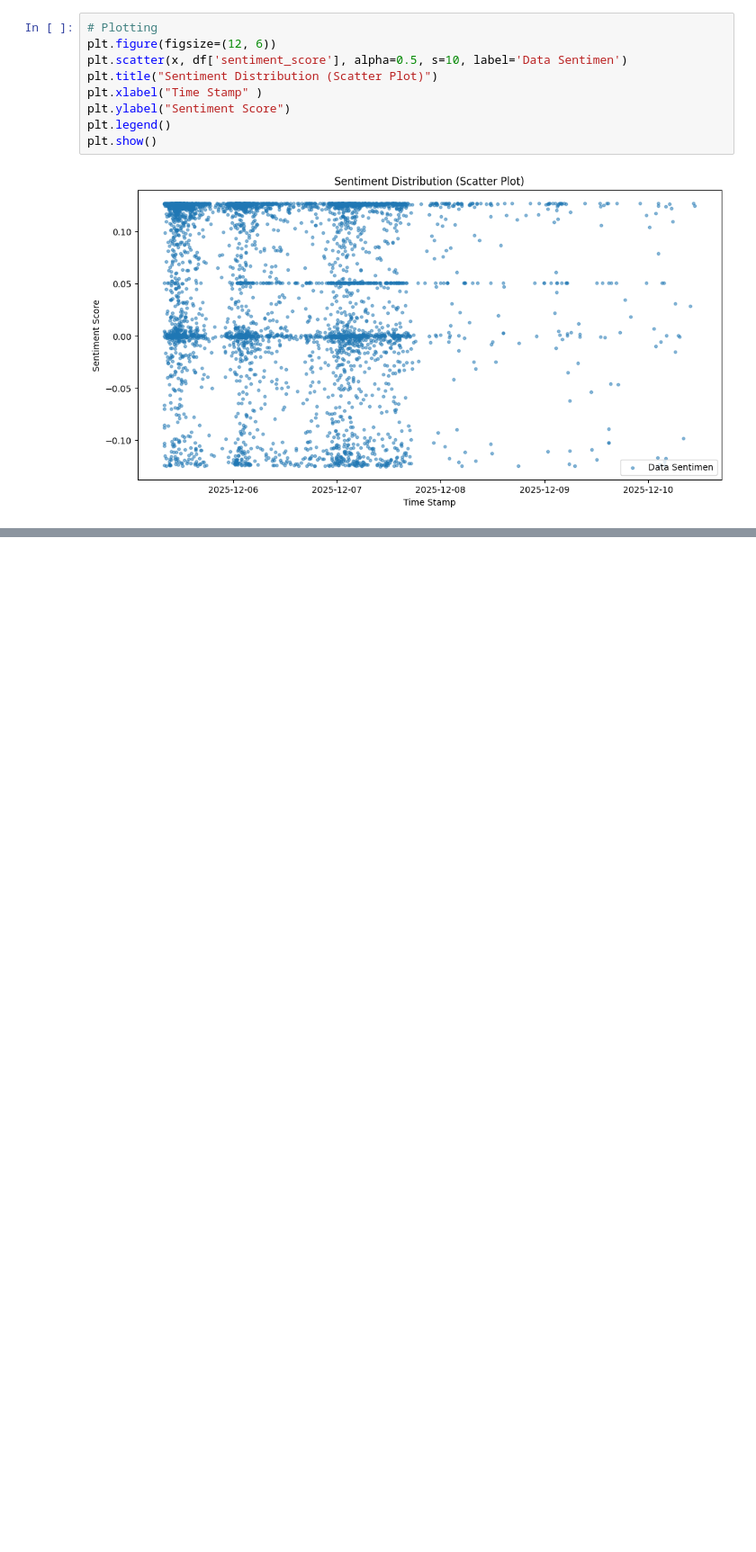
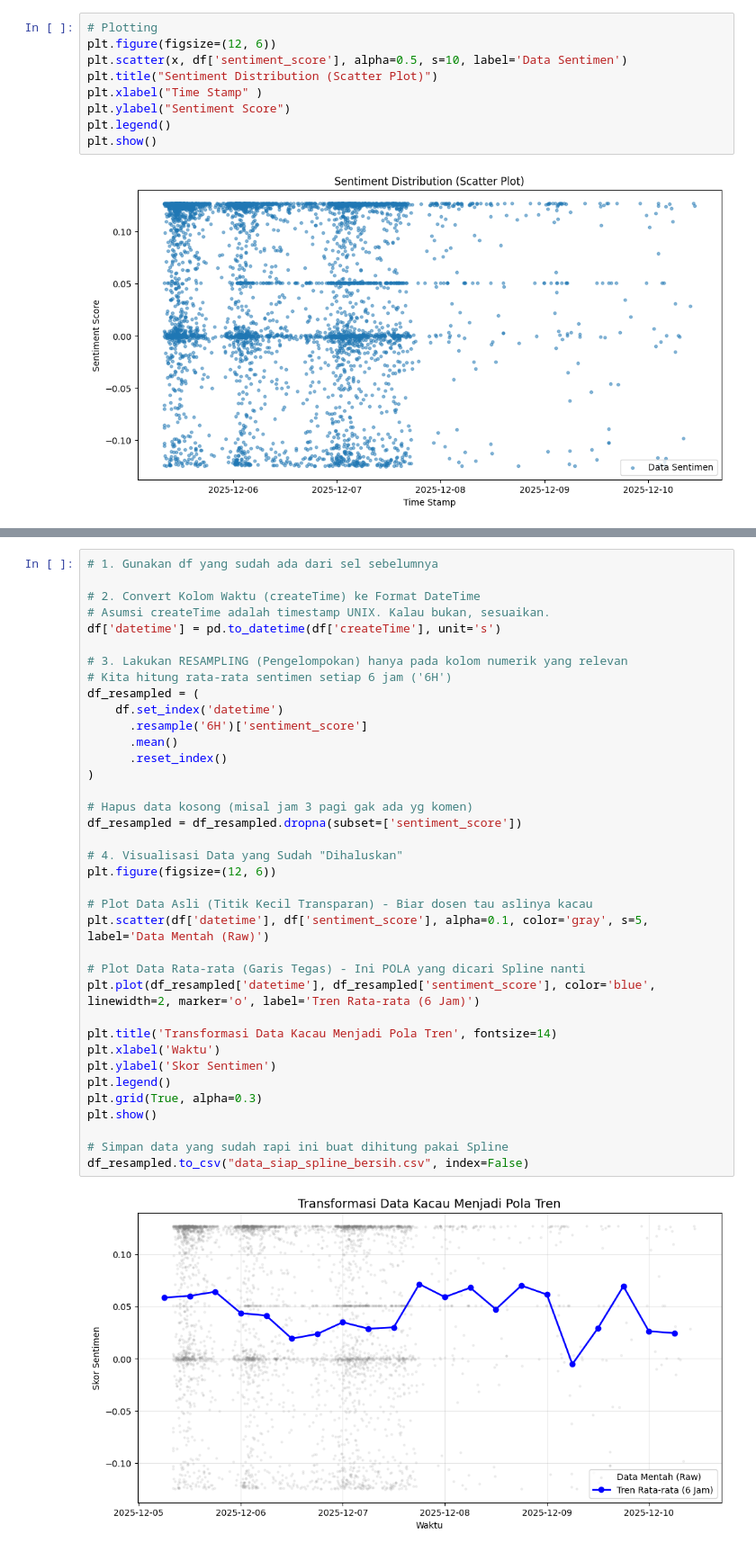
Before and after one commit to YehezkielG/sentiment-spline-truncated-bencana-banjir, a Jupyter notebook: analysis.ipynb, the cells around one changed output, grey strips where cells are left out. Shown at 90% size. Saved outputs shown, nothing was run; the diff lists cells and outputs as text; blank space fills up the shorter version.

```diff
--- a/analysis.ipynb
+++ b/analysis.ipynb
@@ -136,3 +135,42 @@ plt.show()
 # %% [output]
 MSE Model Linear (Kaku): 0.006514514239804611
 [figure]
+# %%
+# 1. Gunakan df yang sudah ada dari sel sebelumnya
+
+# 2. Convert Kolom Waktu (createTime) ke Format DateTime
+# Asumsi createTime adalah timestamp UNIX. Kalau bukan, sesuaikan.
+df['datetime'] = pd.to_datetime(df['createTime'], unit='s')
+
+# 3. Lakukan RESAMPLING (Pengelompokan) hanya pada kolom numerik yang relevan
+# Kita hitung rata-rata sentimen setiap 6 jam ('6H')
+df_resampled = (
+	df.set_index('datetime')
+	  .resample('6H')['sentiment_score']
+	  .mean()
+	  .reset_index()
+)
+
+# Hapus data kosong (misal jam 3 pagi gak ada yg komen)
+df_resampled = df_resampled.dropna(subset=['sentiment_score'])
+
+# 4. Visualisasi Data yang Sudah "Dihaluskan"
+plt.figure(figsize=(12, 6))
+
+# Plot Data Asli (Titik Kecil Transparan) - Biar dosen tau aslinya kacau
+plt.scatter(df['datetime'], df['sentiment_score'], alpha=0.1, color='gray', s=5, label='Data Mentah (Raw)')
+
+# Plot Data Rata-rata (Garis Tegas) - Ini POLA yang dicari Spline nanti
+plt.plot(df_resampled['datetime'], df_resampled['sentiment_score'], color='blue', linewidth=2, marker='o', label='Tren Rata-rata (6 Jam)')
+
+plt.title('Transformasi Data Kacau Menjadi Pola Tren', fontsize=14)
+plt.xlabel('Waktu')
+plt.ylabel('Skor Sentimen')
+plt.legend()
+plt.grid(True, alpha=0.3)
+plt.show()
+
+# Simpan data yang sudah rapi ini buat dihitung pakai Spline
+df_resampled.to_csv("data_siap_spline_bersih.csv", index=False)
+# %% [output]
+[figure, added]
```
Also changed, not shown: parts of 4 cells of this notebook.
